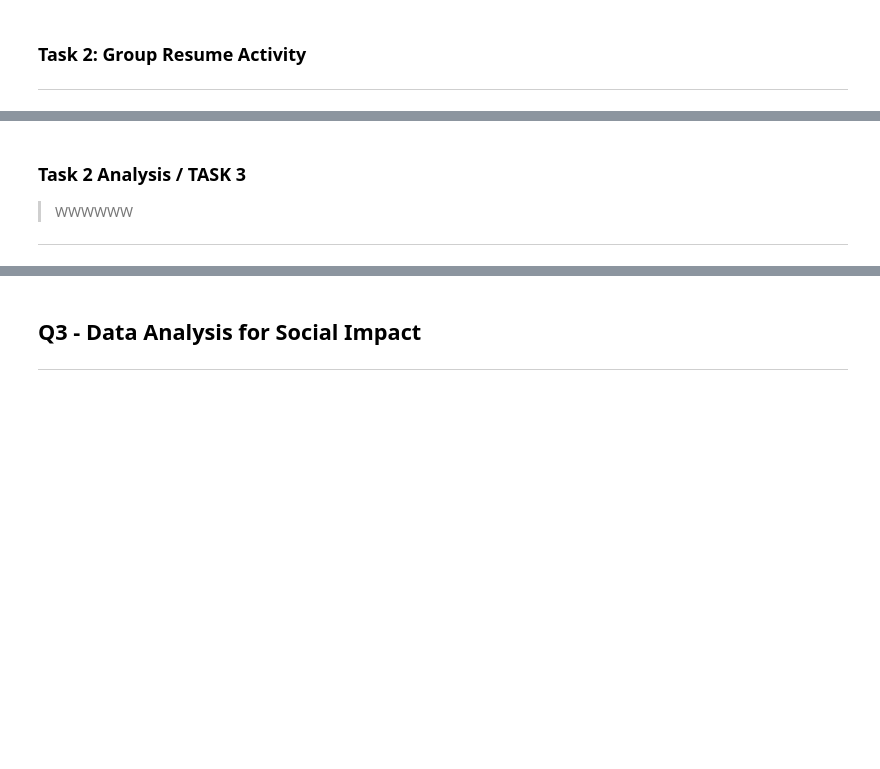
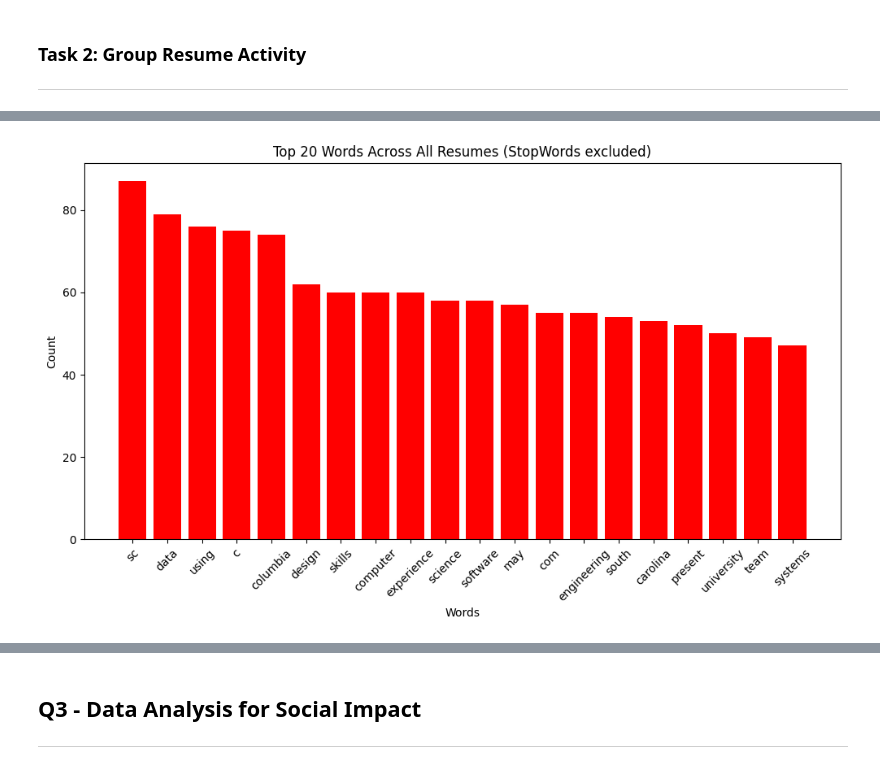
Before and after one commit to charliegorm/csce580ai, a Jupyter notebook: Quiz1/Q2-code.ipynb, the cells around one changed output, grey strips where cells are left out. Saved outputs shown, nothing was run; the diff lists cells and outputs as text; code cells hidden in the pictures; blank space fills up the shorter version.

```diff
--- a/Quiz1/Q2-code.ipynb
+++ b/Quiz1/Q2-code.ipynb
@@ -145,18 +174,16 @@ if top20groupAll: #only runs if list is not empty
 # %%
 # plotting top 20 cumulative words after 'stopWords' removed
 groupSpecificWordCount = Counter(allSpecificWords)
 top20groupSpecific = groupSpecificWordCount.most_common(20)
 
 if top20groupSpecific:
     filteredWordsGroup, filteredCountsGroup = zip(*top20groupSpecific)
     plt.figure(figsize=(12,6))
-    plt.bar(filteredWordsGroup, filteredCountsGroup)
+    plt.bar(filteredWordsGroup, filteredCountsGroup, color="red")
     plt.xticks(rotation=45)
-    plt.title("Top 20 Words Across All Resumes (StopWords included)")
+    plt.title("Top 20 Words Across All Resumes (StopWords excluded)")
     plt.xlabel("Words")
     plt.ylabel("Count")
     plt.show()
+# %% [output]
+[figure, added]
-# %% [markdown]
-### Task 2 Analysis / TASK 3
->  WWWWWW
----
```
Also changed, not shown: parts of 3 cells of this notebook, 31 other files.
